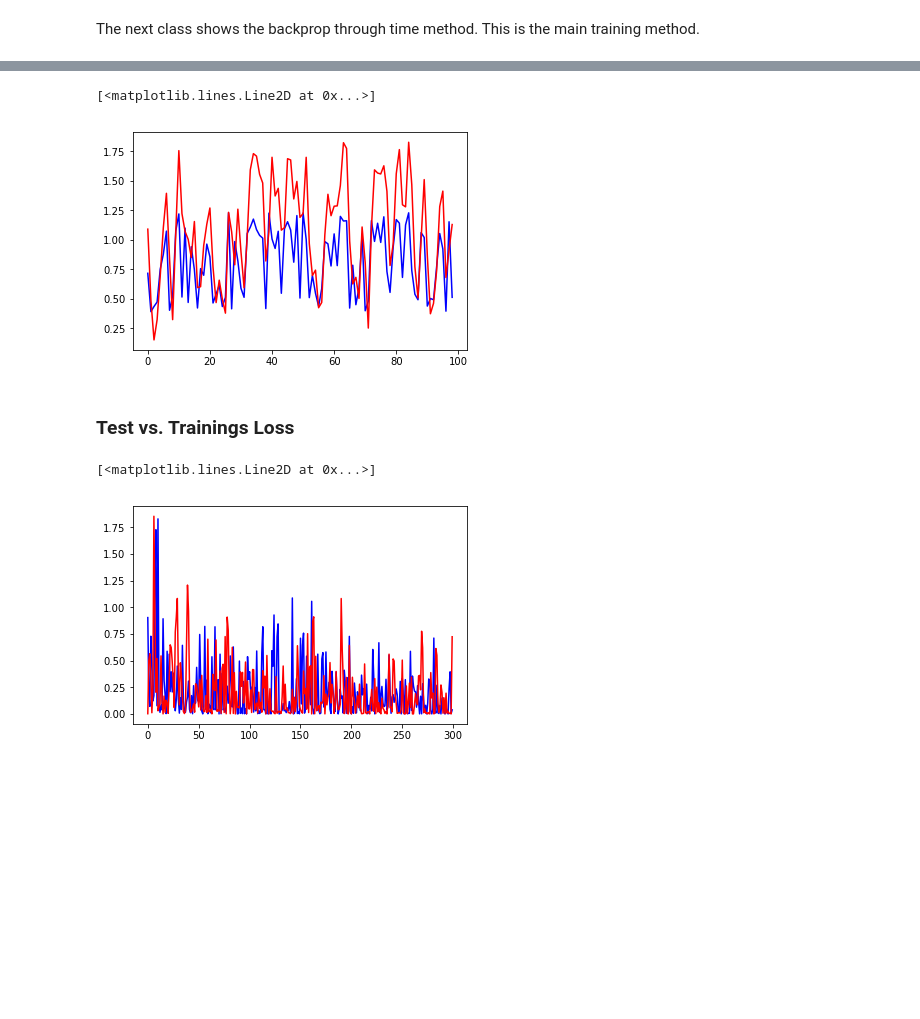
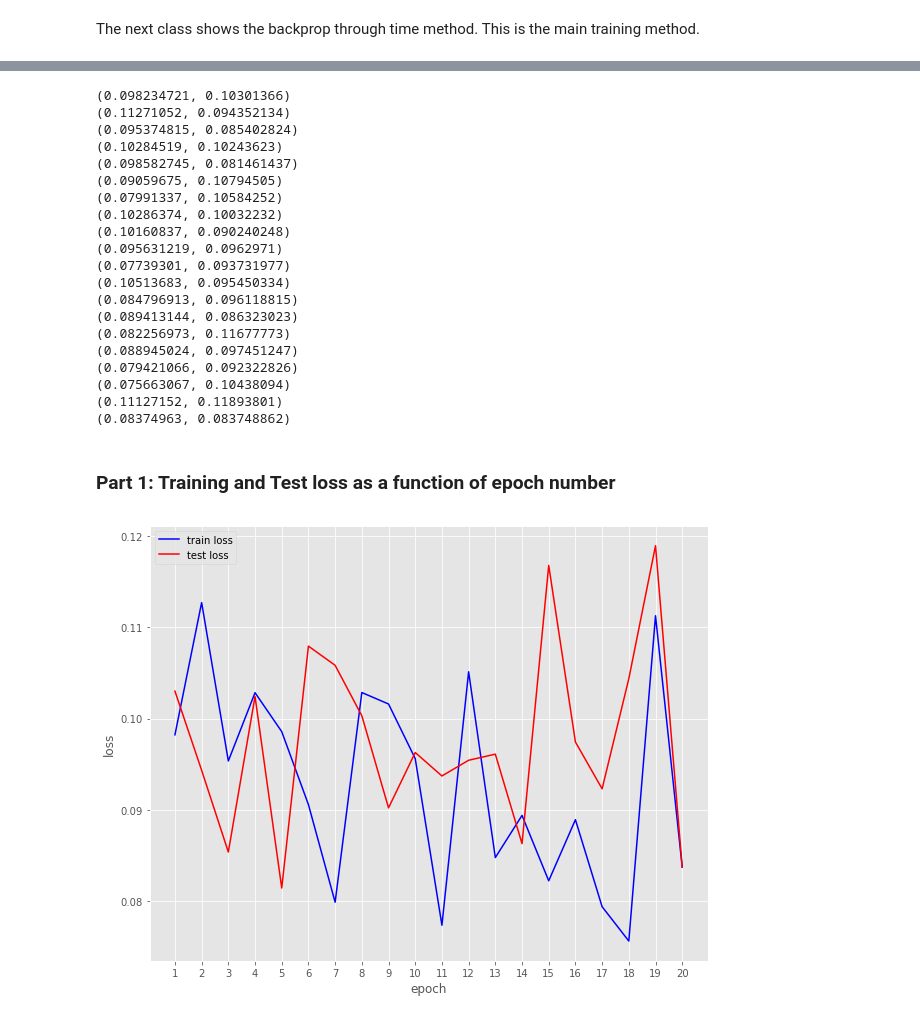
Before and after one commit to pieterwolfert/ccn, a Jupyter notebook: assignment3/assignment3.ipynb, the cells around one changed output, grey strips where cells are left out. Drawn from its saved outputs; the diff is of its cells as text; code cells hidden in the pictures; blank space fills up the shorter version.

Commit message:
Made some rearangements and added multi epochs as requested in the assignment

```diff
--- a/assignment3/assignment3.ipynb
+++ b/assignment3/assignment3.ipynb
@@ -85,17 +91,17 @@ class BPTTUpdater(chainer.training.StandardUpdater):
             # Compute the loss at this time step and accumulate it
             loss = optimizer.target(chainer.Variable(x), chainer.Variable(t))
             total_loss += loss
-            if count % 10 == 0:
+            if count % 30 == 0:
                 optimizer.target.cleargrads()  # Clear the parameter gradients
                 total_loss.backward()  # Backprop
                 total_loss.unchain_backward()
                 optimizer.update()  # Update the parameters
-                train_loss.append(loss)
+                train_loss.append(loss.data)
                 #calculate test loss
                 test_batch = test_iter.next()
                 xtest, ttest = self.converter(test_batch)
                 # Forward the test data
                 loss_test = regressor(xtest, ttest)
-                test_loss.append(loss_test)
+                test_loss.append(loss_test.data)
         return train_loss, test_loss
 # %% [markdown]
@@ -112,0 +119,14 @@ The training loop has a sequence of 100 inputs which is run through the recurren
+# %%
+def visualize_loss(train_loss, test_loss, nr_epochs=20):
+    matplotlib.style.use('ggplot')
+    figure = plt.figure(figsize=(10, 8))
+    ax = figure.add_subplot(111)
+    ax.set_xlabel('epoch')
+    ax.set_ylabel('loss')
+    xticks = np.arange(1, nr_epochs+1, 1)
+    ax.set_xticks(xticks)
+    epochs = range(1, nr_epochs + 1)
+    train, = plt.plot(epochs, train_loss, 'b', label='train loss')
+    test, = plt.plot(epochs, test_loss, 'r', label='test loss')
+    plt.legend([train, test], ['train loss', 'test loss'])
+    plt.show()
@@ -113,4 +136,6 @@ The training loop has a sequence of 100 inputs which is run through the recurren
 # %%
+#set the number of epochs
+nr_epochs = 20
 #retrieve the data
 train_data = create_data()
 test_data = create_data()
@@ -125,30 +150,42 @@ model = RNN()
 regressor = Regressor(model)
 
 #choosing an optimizer
-optimizer = chainer.optimizers.SGD(lr=0.05)
+optimizer = chainer.optimizers.SGD(lr=0.02)
 optimizer.setup(regressor)
 updater = BPTTUpdater(train_iter, optimizer,3000, model)
-
+train_loss, test_loss = [], []
 #update network (evaluation is done within the loop)
-train_loss, test_loss = updater.update_core()
-model.reset_state()
-
-#visualize_loss(train_loss, test_loss, nr_epochs=1)
-new_inputs = inputs[1:100]
-pred_inputs = model(new_inputs).data
-actual_inputs = labels[1:100]
-plt.plot(pred_inputs, 'b')
-plt.plot(actual_inputs, 'r')
+for i in range(nr_epochs):
+    loss_train, loss_test = updater.update_core()
+    print(np.mean(loss_train), np.mean(loss_test))
+    train_loss.append(np.mean(loss_train))
+    test_loss.append(np.mean(loss_test))
+    model.reset_state()
 # %% [output]
-[<matplotlib.lines.Line2D at 0x...>]
+(0.098234721, 0.10301366)
+(0.11271052, 0.094352134)
+(0.095374815, 0.085402824)
+(0.10284519, 0.10243623)
+(0.098582745, 0.081461437)
+(0.09059675, 0.10794505)
+(0.07991337, 0.10584252)
+(0.10286374, 0.10032232)
+(0.10160837, 0.090240248)
+(0.095631219, 0.0962971)
+(0.07739301, 0.093731977)
+(0.10513683, 0.095450334)
+(0.084796913, 0.096118815)
+(0.089413144, 0.086323023)
+(0.082256973, 0.11677773)
+(0.088945024, 0.097451247)
+(0.079421066, 0.092322826)
+(0.075663067, 0.10438094)
+(0.11127152, 0.11893801)
+(0.08374963, 0.083748862)
-[figure, removed]
-# %% [markdown]
-### Test vs. Trainings Loss
-# %%
-plt1 = [x.data.item() for x in train_loss]
-plt2 = [x.data.item() for x in test_loss]
-plt.plot(plt1, 'b')
-plt.plot(plt2, 'r')
-# %% [output]
-[<matplotlib.lines.Line2D at 0x...>]
-[figure, removed]
+# %% [markdown]
+### Part 1: Training and Test loss as a function of epoch number
+# %%
+### visualise train and test loss for 20 epochs
+visualize_loss(train_loss, test_loss, nr_epochs)
+# %% [output]
+[figure, added]
```
Also changed, not shown: parts of 7 cells of this notebook.
